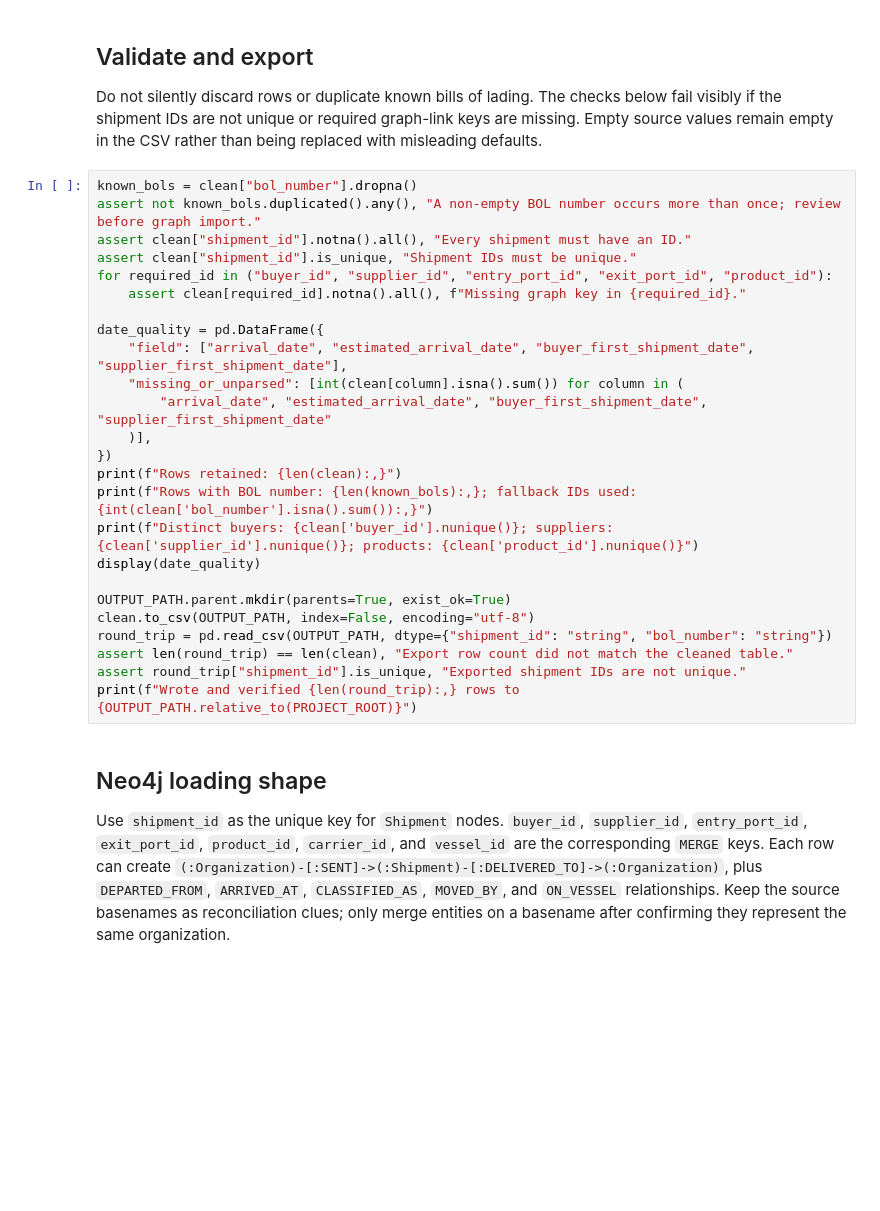
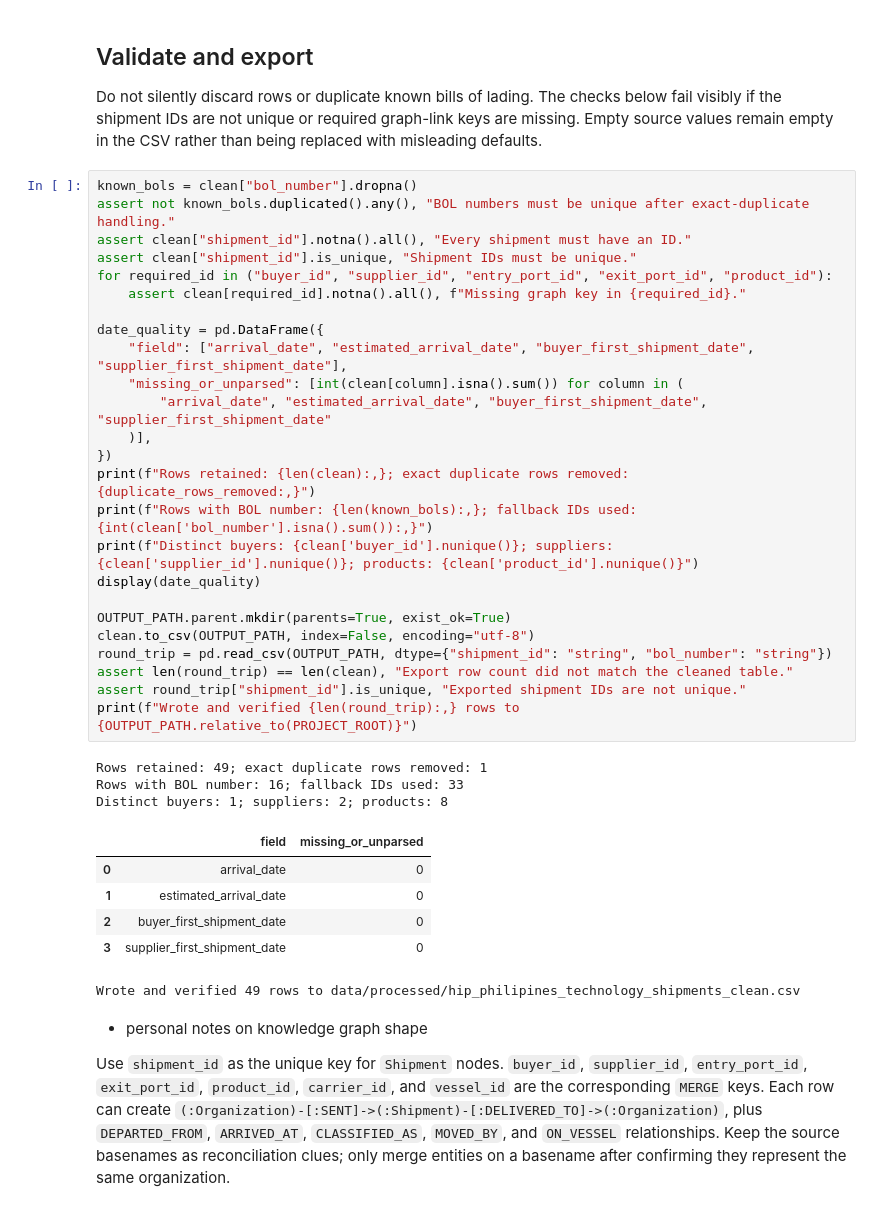
Before and after one commit to Josephus-git/supply-chain-ressilience, a Jupyter notebook: jupyter_notebooks/yeti_csv_cleaning_for_knowledge_graph.ipynb, the cells around one changed output. Drawn from its saved outputs; the diff is of its cells as text; blank space fills up the shorter version.

```diff
--- a/jupyter_notebooks/yeti_csv_cleaning_for_knowledge_graph.ipynb
+++ b/jupyter_notebooks/yeti_csv_cleaning_for_knowledge_graph.ipynb
@@ -197,30 +264,40 @@ print(f"Prepared {len(clean):,} shipment rows and {len(clean.columns):,} graph-r
 Do not silently discard rows or duplicate known bills of lading. The checks below fail visibly if the shipment IDs are not unique or required graph-link keys are missing. Empty source values remain empty in the CSV rather than being replaced with misleading defaults.
 # %%
 known_bols = clean["bol_number"].dropna()
-assert not known_bols.duplicated().any(), "A non-empty BOL number occurs more than once; review before graph import."
+assert not known_bols.duplicated().any(), "BOL numbers must be unique after exact-duplicate handling."
 assert clean["shipment_id"].notna().all(), "Every shipment must have an ID."
 assert clean["shipment_id"].is_unique, "Shipment IDs must be unique."
 for required_id in ("buyer_id", "supplier_id", "entry_port_id", "exit_port_id", "product_id"):
     assert clean[required_id].notna().all(), f"Missing graph key in {required_id}."
 
 date_quality = pd.DataFrame({
     "field": ["arrival_date", "estimated_arrival_date", "buyer_first_shipment_date", "supplier_first_shipment_date"],
     "missing_or_unparsed": [int(clean[column].isna().sum()) for column in (
         "arrival_date", "estimated_arrival_date", "buyer_first_shipment_date", "supplier_first_shipment_date"
     )],
 })
-print(f"Rows retained: {len(clean):,}")
+print(f"Rows retained: {len(clean):,}; exact duplicate rows removed: {duplicate_rows_removed:,}")
 print(f"Rows with BOL number: {len(known_bols):,}; fallback IDs used: {int(clean['bol_number'].isna().sum()):,}")
 print(f"Distinct buyers: {clean['buyer_id'].nunique()}; suppliers: {clean['supplier_id'].nunique()}; products: {clean['product_id'].nunique()}")
 display(date_quality)
 
 OUTPUT_PATH.parent.mkdir(parents=True, exist_ok=True)
 clean.to_csv(OUTPUT_PATH, index=False, encoding="utf-8")
 round_trip = pd.read_csv(OUTPUT_PATH, dtype={"shipment_id": "string", "bol_number": "string"})
 assert len(round_trip) == len(clean), "Export row count did not match the cleaned table."
 assert round_trip["shipment_id"].is_unique, "Exported shipment IDs are not unique."
 print(f"Wrote and verified {len(round_trip):,} rows to {OUTPUT_PATH.relative_to(PROJECT_ROOT)}")
+# %% [output]
+Rows retained: 49; exact duplicate rows removed: 1
+Rows with BOL number: 16; fallback IDs used: 33
+Distinct buyers: 1; suppliers: 2; products: 8
+|  | field | missing_or_unparsed |
+| 0 | arrival_date | 0 |
+| 1 | estimated_arrival_date | 0 |
+| 2 | buyer_first_shipment_date | 0 |
+| 3 | supplier_first_shipment_date | 0 |
+Wrote and verified 49 rows to data/processed/hip_philipines_technology_shipments_clean.csv
 # %% [markdown]
-## Neo4j loading shape
+- personal notes on knowledge graph shape
 
 Use `shipment_id` as the unique key for `Shipment` nodes. `buyer_id`, `supplier_id`, `entry_port_id`, `exit_port_id`, `product_id`, `carrier_id`, and `vessel_id` are the corresponding `MERGE` keys. Each row can create `(:Organization)-[:SENT]->(:Shipment)-[:DELIVERED_TO]->(:Organization)`, plus `DEPARTED_FROM`, `ARRIVED_AT`, `CLASSIFIED_AS`, `MOVED_BY`, and `ON_VESSEL` relationships. Keep the source basenames as reconciliation clues; only merge entities on a basename after confirming they represent the same organization.
```
Also changed, not shown: parts of 4 cells of this notebook, 2 other files.
